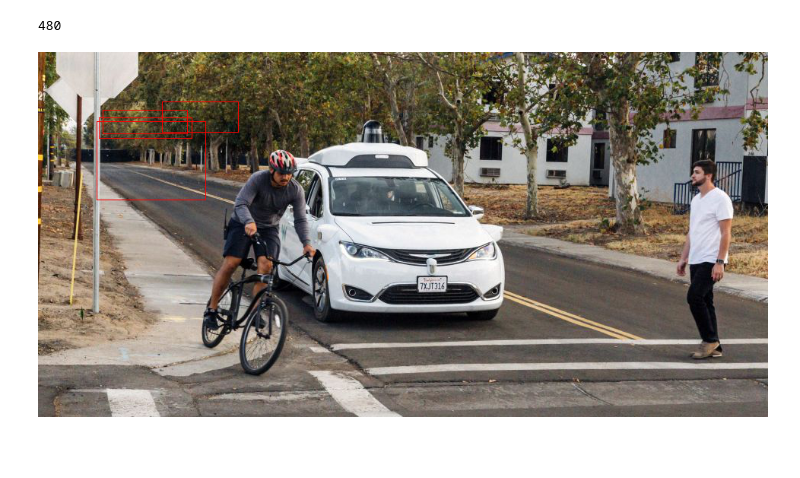
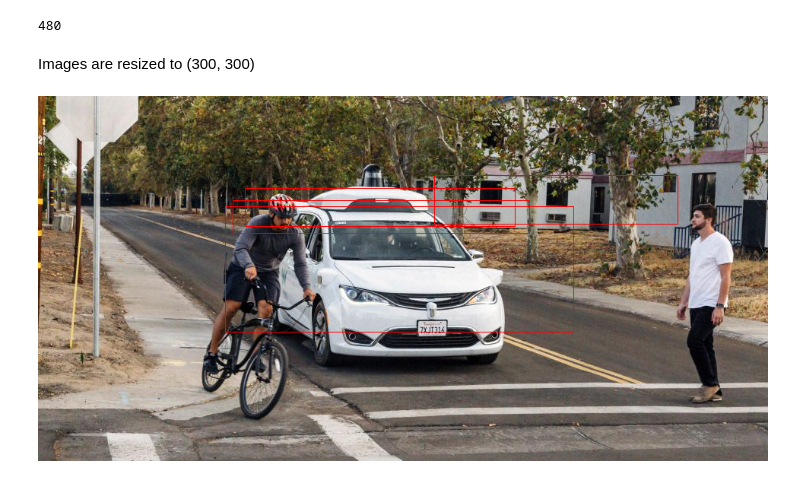
Before and after one commit to robmarkcole/coral-pi-rest-server, a Jupyter notebook: coral-app-usage.ipynb, the cells around one changed output. Saved outputs shown, nothing was run; the diff lists cells and outputs as text; code cells hidden in the pictures; blank space fills up the shorter version.

```diff
--- a/coral-app-usage.ipynb
+++ b/coral-app-usage.ipynb
@@ -139,13 +119,23 @@ image_height = image.size[1]
 image_height
 # %% [output]
 480
+# %% [markdown]
+Images are resized to (300, 300)
+# %%
+x_scale = image_width/300
+y_scale = image_height/300
 # %%
 for predicton in predictions:
     if float(predicton["confidence"]) > CONFIDENCE:
-        bounding_box = [predicton['x_min'], predicton['y_min'], predicton['x_max'], predicton['y_max']]
+        bounding_box = [
+            int(x_scale*predicton['x_min']),
+            int(y_scale*predicton['y_min']),
+            int(x_scale*predicton['x_max']),
+            int(y_scale*predicton['y_max'])
+        ]
         # bounding_box = [predicton['y_min'], predicton['x_min'], predicton['y_max'], predicton['x_max']]
         draw.rectangle(bounding_box, outline='red')
 
 display(image)
 # %% [output]
-[figure, old version]
+[figure, new version]
```
Also changed, not shown: parts of 4 cells of this notebook.
